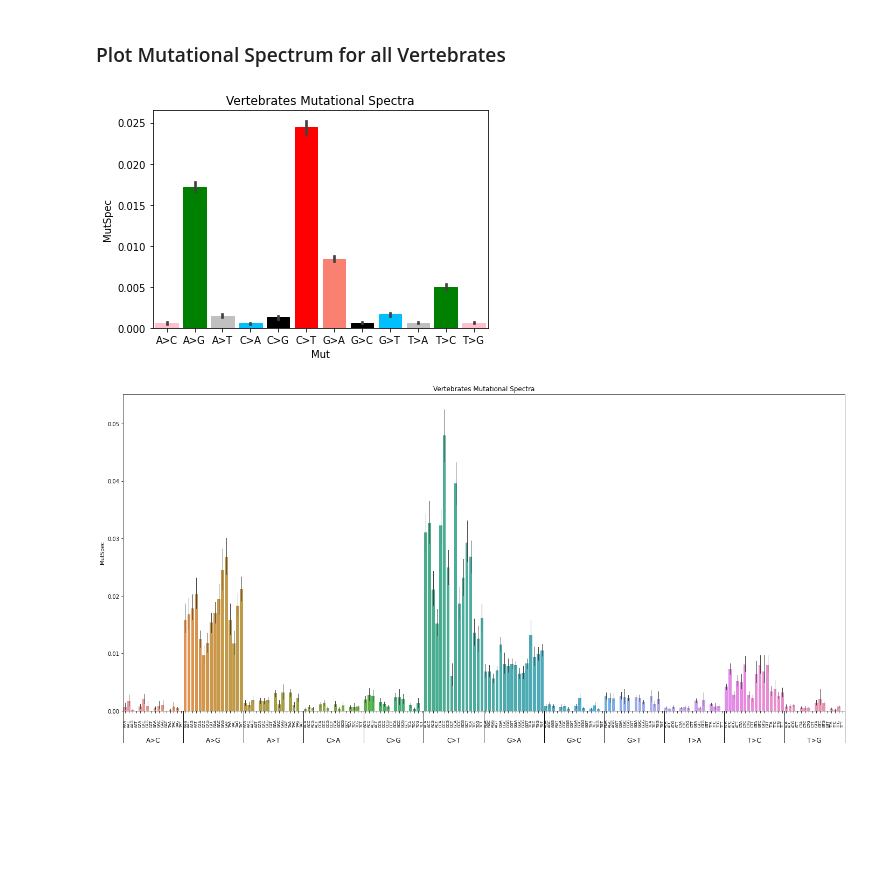
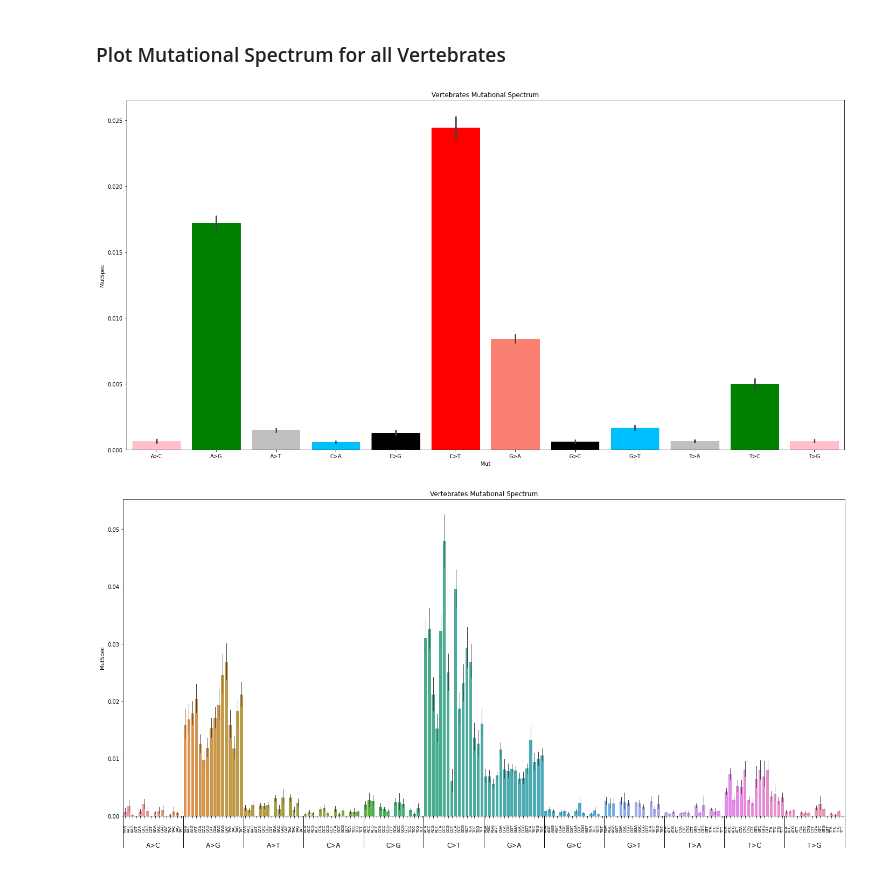
Before and after one commit to mitoclub/mtdna-192component-mutspec-chordata, a Jupyter notebook: scripts/get_mutspec.ipynb, the cells around one changed output. Cells and saved outputs as stored; diff of their text form; code cells hidden in the pictures; blank space fills up the shorter version.

Commit message:
upd script to draw plots

```diff
--- a/scripts/get_mutspec.ipynb
+++ b/scripts/get_mutspec.ipynb
@@ -156,7 +155,7 @@ coloring12 = {
 colors12 = [coloring12[sbs] for sbs in possible_sbs12]
 
 def plot_mutspec12(mutspec: pd.DataFrame, ylabel="MutSpec", title="Full mutational spectra", savepath=None):
-    fig = plt.figure(figsize=(6, 4))
+    fig = plt.figure(figsize=(24, 12))
     ax = fig.add_subplot(111)
     ax = sns.barplot(x="Mut", y=ylabel, data=mutspec, order=possible_sbs12, ax=fig.gca())
 
@@ -166,7 +165,7 @@ def plot_mutspec12(mutspec: pd.DataFrame, ylabel="MutSpec", title="Full mutation
 
     ax.set_title(title)
     if savepath is not None:
-        plt.savefig(savepath)
+        plt.savefig(savepath, dpi=300)
     plt.show()
 
 def _add_line(ax, xpos, ypos):
@@ -230,8 +229,8 @@ def plot_mutspec192(edge_mutspec192, label="Mutational spectra", filepath=None):
 # %%
 mut12_cont = mutspecs.drop('Mut', axis=1)
 mut12_cont = mut12_cont.rename(columns={'MutBase':'Mut'})
-plot_mutspec12(mut12_cont, title='Vertebrates Mutational Spectra',
+plot_mutspec12(mut12_cont, title='Vertebrates Mutational Spectrum',
                savepath='../pictures/VerMutSpec12Comp.png')
 # %% [output]
-[figure, old version]
+[figure, new version]
 # %%
```
Also changed, not shown: parts of 27 cells of this notebook.
